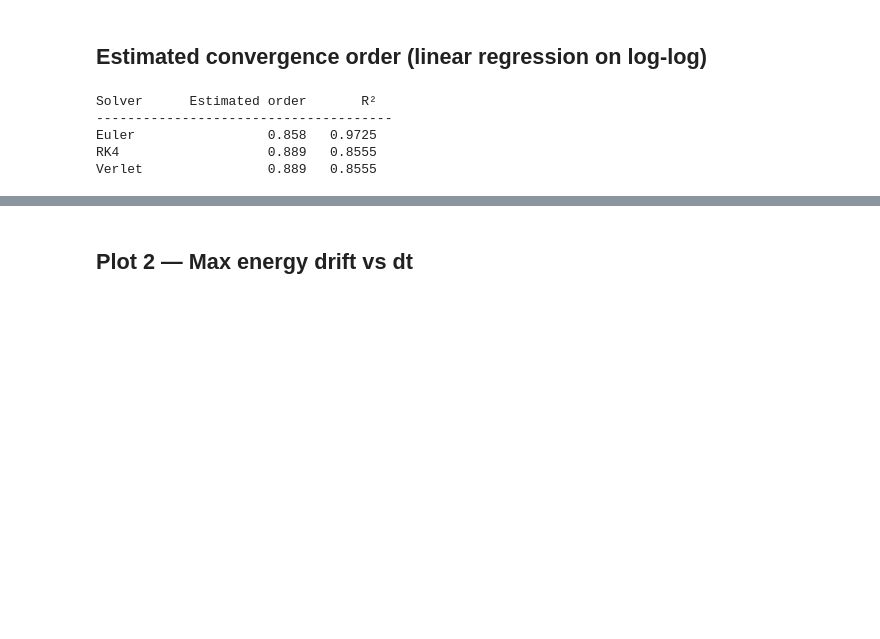
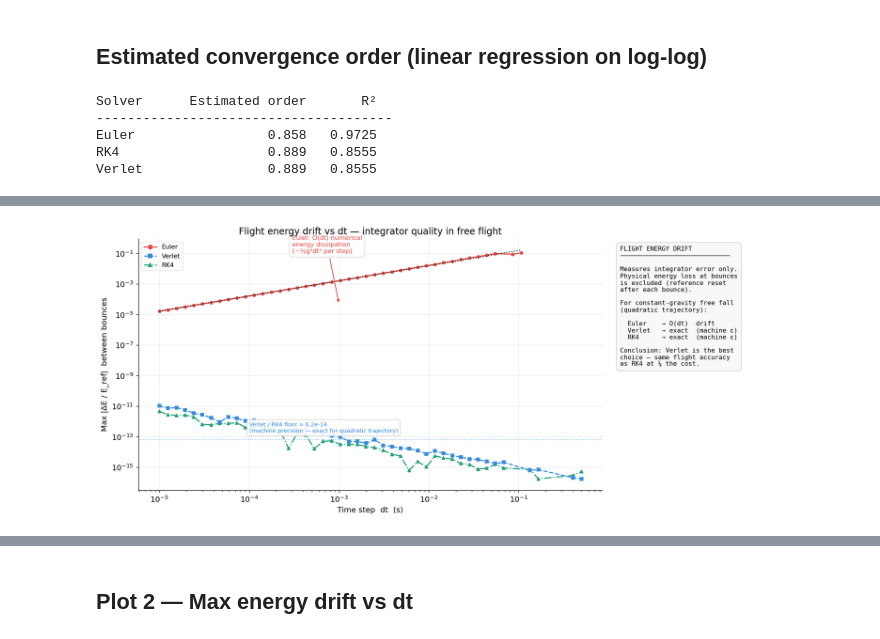
Before and after one commit to TomLaclavere/3DPhysicsEngine, a Jupyter notebook: benchmarks/Bouncing/benchmark_analysis.ipynb, the cells around one changed output, grey strips where cells are left out. Cells and saved outputs as stored; diff of their text form; code cells hidden in the pictures; blank space fills up the shorter version.

```diff
--- a/benchmarks/Bouncing/benchmark_analysis.ipynb
+++ b/benchmarks/Bouncing/benchmark_analysis.ipynb
@@ -168,0 +288,87 @@ Verlet                0.889   0.8555
+# %%
+fig, (ax, ax_notes) = plt.subplots(
+    1, 2, figsize=(15, 6),
+    gridspec_kw={"width_ratios": [2, 1]}
+)
+
+for solver, grp in df.groupby("solver"):
+    s = SOLVER_STYLE[solver]
+    grp = grp.sort_values("dt")
+    # Only plot where at least one bounce occurred (flight reference is meaningful)
+    mask = (grp["max_flight_energy_drift"] > 0) & (grp["bounce_count"] > 0)
+    ax.loglog(grp.loc[mask, "dt"], grp.loc[mask, "max_flight_energy_drift"],
+              color=s["color"], marker=s["marker"], ls=s["ls"],
+              markersize=4, linewidth=1.6)
+
+# Reference slope O(dt^1) fitted to Euler
+euler = df[df["solver"] == "Euler"].sort_values("dt")
+euler_valid = euler[(euler["max_flight_energy_drift"] > 0) & (euler["bounce_count"] > 0)]
+if len(euler_valid) >= 4:
+    log_dt  = np.log10(euler_valid["dt"])
+    log_err = np.log10(euler_valid["max_flight_energy_drift"])
+    slope, intercept, *_ = stats.linregress(log_dt, log_err)
+    dt_fit = np.array([euler_valid["dt"].min(), euler_valid["dt"].max()])
+    ax.loglog(dt_fit, 10**intercept * dt_fit**slope, "k:", linewidth=1.4,
+              label=f"O(dt^{slope:.2f})")
+
+ax.annotate(
+    "Euler: O(dt) numerical\nenergy dissipation\n(−½g²dt² per step)",
+    xy=(1e-3, euler_valid["max_flight_energy_drift"].min() * 3),
+    xytext=(3e-4, 1e-1),
+    arrowprops=dict(arrowstyle="->", color="#E24B4A", lw=1.2),
+    color="#E24B4A", fontsize=9, bbox=ABOX)
+
+# Annotate Verlet / RK4 floor
+verlet_floor = df[(df["solver"] == "Verlet") & (df["bounce_count"] > 0)]["max_flight_energy_drift"].median()
+ax.axhline(verlet_floor, color="#378ADD", ls=":", lw=1.2, alpha=0.6)
+ax.text(1e-4, verlet_floor * 3,
+        f"Verlet / RK4 floor ≈ {verlet_floor:.1e}\n(machine precision — exact for quadratic trajectory)",
+        color="#378ADD", fontsize=8, bbox=ABOX)
+
+ax.set_xlabel("Time step  dt  (s)")
+ax.set_ylabel("Max |ΔE / E_ref|  between bounces")
+ax.set_title("Flight energy drift vs dt — integrator quality in free flight")
+handles_s = [Line2D([0],[0], color=s["color"], marker=s["marker"], ls=s["ls"], label=k, markersize=6)
+             for k, s in SOLVER_STYLE.items()]
+ax.legend(handles=handles_s, fontsize=9, framealpha=0.5, loc="upper left")
+
+ax_notes.axis("off")
+notes = (
+    "FLIGHT ENERGY DRIFT\n"
+    "─────────────────────────────\n\n"
+    "Measures integrator error only.\n"
+    "Physical energy loss at bounces\n"
+    "is excluded (reference reset\n"
+    "after each bounce).\n\n"
+    "For constant-gravity free fall\n"
+    "(quadratic trajectory):\n\n"
+    "  Euler    → O(dt)  drift\n"
+    "  Verlet   → exact  (machine ε)\n"
+    "  RK4      → exact  (machine ε)\n\n"
+    "Conclusion: Verlet is the best\n"
+    "choice — same flight accuracy\n"
+    "as RK4 at ¼ the cost."
+)
+ax_notes.text(0.04, 0.97, notes, transform=ax_notes.transAxes,
+              fontsize=9, va="top", family="monospace",
+              bbox=dict(boxstyle="round,pad=0.6", fc="#f8f8f8", ec="#cccccc", lw=0.8))
+
+plt.tight_layout()
+plt.savefig("plot_flight_energy_drift.png", dpi=150, bbox_inches="tight")
+plt.show()
+
+# Print regression for all solvers
+print(f"\n{'Solver':<10} {'Flight drift order':>20} {'R²':>8}  (only valid when bounce_count > 0)")
+print("-" * 55)
+for solver, grp in df.groupby("solver"):
+    grp = grp.sort_values("dt")
+    mask = (grp["max_flight_energy_drift"] > 1e-15) & (grp["bounce_count"] > 0)
+    if mask.sum() < 4:
+        print(f"{solver:<10} {'< 4 points (near machine ε)':>20}")
+        continue
+    log_dt  = np.log10(grp.loc[mask, "dt"])
+    log_err = np.log10(grp.loc[mask, "max_flight_energy_drift"])
+    slope, _, r, *_ = stats.linregress(log_dt, log_err)
+    print(f"{solver:<10} {slope:>20.3f} {r**2:>8.4f}")
+# %% [output]
+[figure, added]
```
Also changed, not shown: parts of 11 cells of this notebook, 18 other files.
